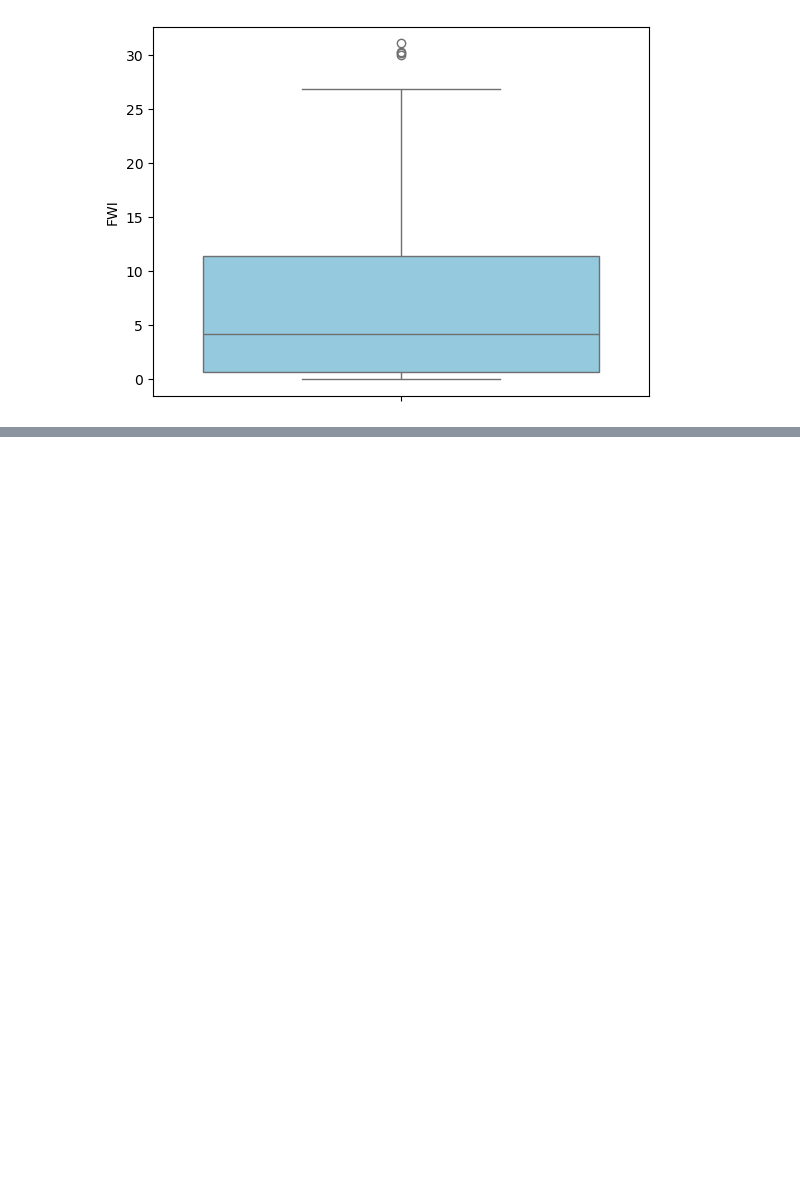
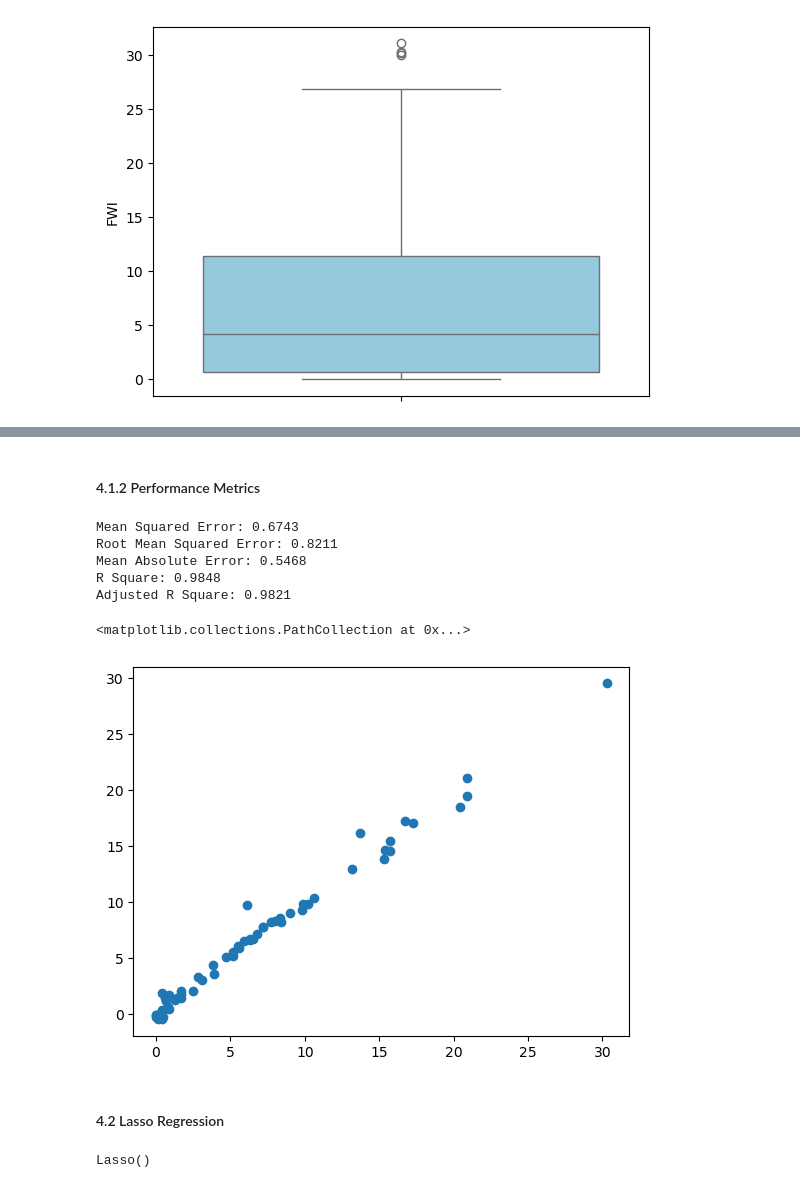
Before and after one commit to proshanta-pal/Core-Machine-Learning-, a Jupyter notebook: Machine Learning/04_algerian_forest_fires_model.ipynb, the cells around one changed output, grey strips where cells are left out. Saved outputs shown, nothing was run; the diff lists cells and outputs as text; code cells hidden in the pictures; blank space fills up the shorter version.

```diff
--- a/Machine Learning/04_algerian_forest_fires_model.ipynb
+++ b/Machine Learning/04_algerian_forest_fires_model.ipynb
@@ -348,0 +453,3 @@ sns.boxplot(df['FWI'],color='skyblue')
+# %%
+linear_model = LinearRegression()
+linear_model.fit(X_train_scaled, y_train)
@@ -348,0 +460,3 @@ sns.boxplot(df['FWI'],color='skyblue')
+# %%
+y_pred = linear_model.predict(X_test_scaled)
+y_pred
@@ -348,0 +495,33 @@ sns.boxplot(df['FWI'],color='skyblue')
+# %% [markdown]
+#### 4.1.2 Performance Metrics
+# %%
+# Calculate MSE, RMSE, MAE
+mse = mean_squared_error(y_test, y_pred)
+rmse = np.sqrt(mse)
+mae = mean_absolute_error(y_test, y_pred)
+print(f"Mean Squared Error: {mse:.4f}")
+print(f"Root Mean Squared Error: {rmse:.4f}")
+print(f"Mean Absolute Error: {mae:.4f}")
+
+# Calculate R Square & Adjusted R Square
+r2 = r2_score(y_test, y_pred)
+print(f"R Square: {r2:.4f}")
+
+adjusted_r2 = 1 - (1-r2)*(len(y_test)-1) / (len(y_test)-X_test.shape[1]-1)
+print(f"Adjusted R Square: {adjusted_r2:.4f}")
+plt.scatter(y_test, y_pred)
+# %% [output]
+Mean Squared Error: 0.6743
+Root Mean Squared Error: 0.8211
+Mean Absolute Error: 0.5468
+R Square: 0.9848
+Adjusted R Square: 0.9821
+<matplotlib.collections.PathCollection at 0x...>
+[figure, added]
+# %% [markdown]
+#### 4.2 Lasso Regression
+# %%
+lasso_model = Lasso()
+lasso_model.fit(X_train_scaled, y_train)
+# %% [output]
+Lasso()
```
Also changed, not shown: parts of 43 cells of this notebook, 3 other files.
